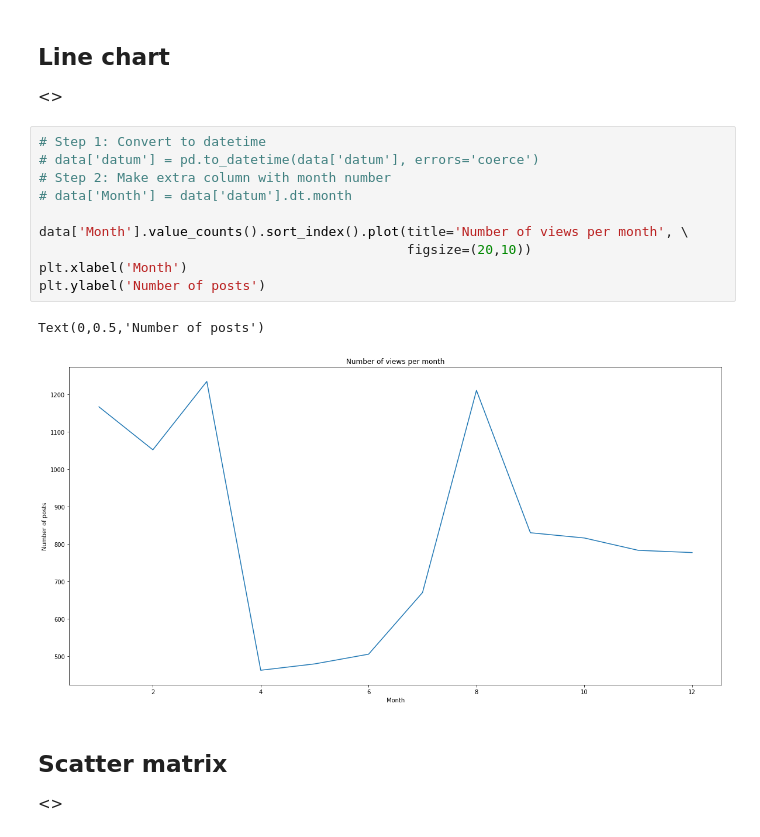
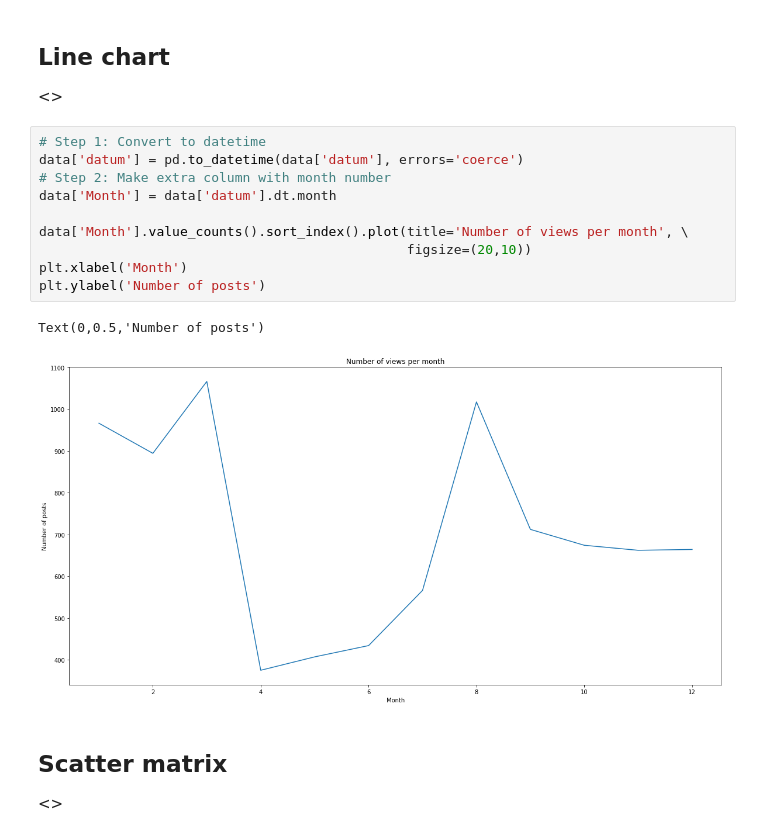
Before and after one commit to DemianMelskens/CBS, a Jupyter notebook: Visualization/Initial analysis.ipynb, the cells around one changed output. Cells and saved outputs as stored; diff of their text form.

```diff
--- a/Visualization/Initial analysis.ipynb
+++ b/Visualization/Initial analysis.ipynb
@@ -157,17 +154,17 @@ Within The Netherlands: 5213 of 9987
 <<explanation>>
 # %%
 # Step 1: Convert to datetime
-# data['datum'] = pd.to_datetime(data['datum'], errors='coerce')
+data['datum'] = pd.to_datetime(data['datum'], errors='coerce')
 # Step 2: Make extra column with month number
-# data['Month'] = data['datum'].dt.month
+data['Month'] = data['datum'].dt.month
 
 data['Month'].value_counts().sort_index().plot(title='Number of views per month', \
                                                figsize=(20,10))
 plt.xlabel('Month')
 plt.ylabel('Number of posts')
 # %% [output]
 Text(0,0.5,'Number of posts')
-[figure, old version]
+[figure, new version]
 # %% [markdown]
 ## Scatter matrix
 
```
Also changed, not shown: parts of 8 cells of this notebook.
